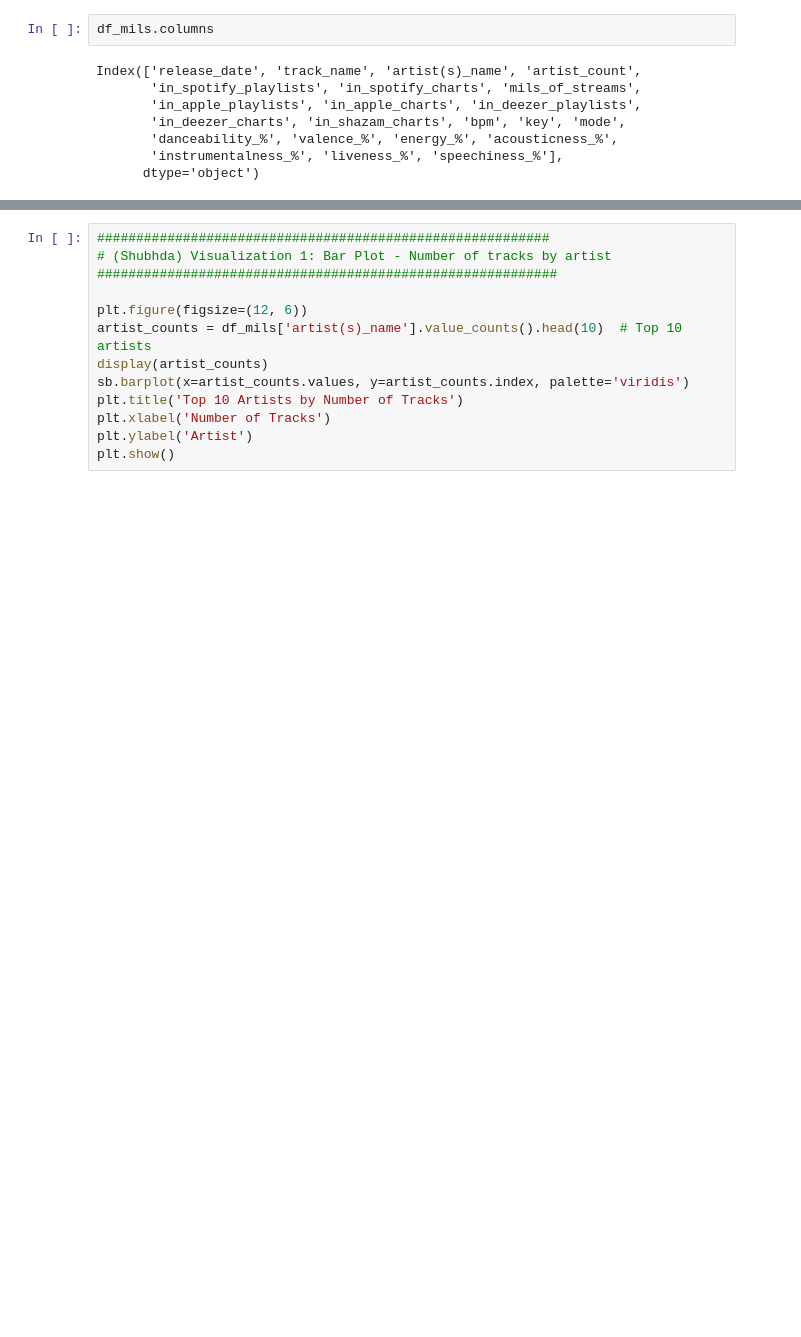
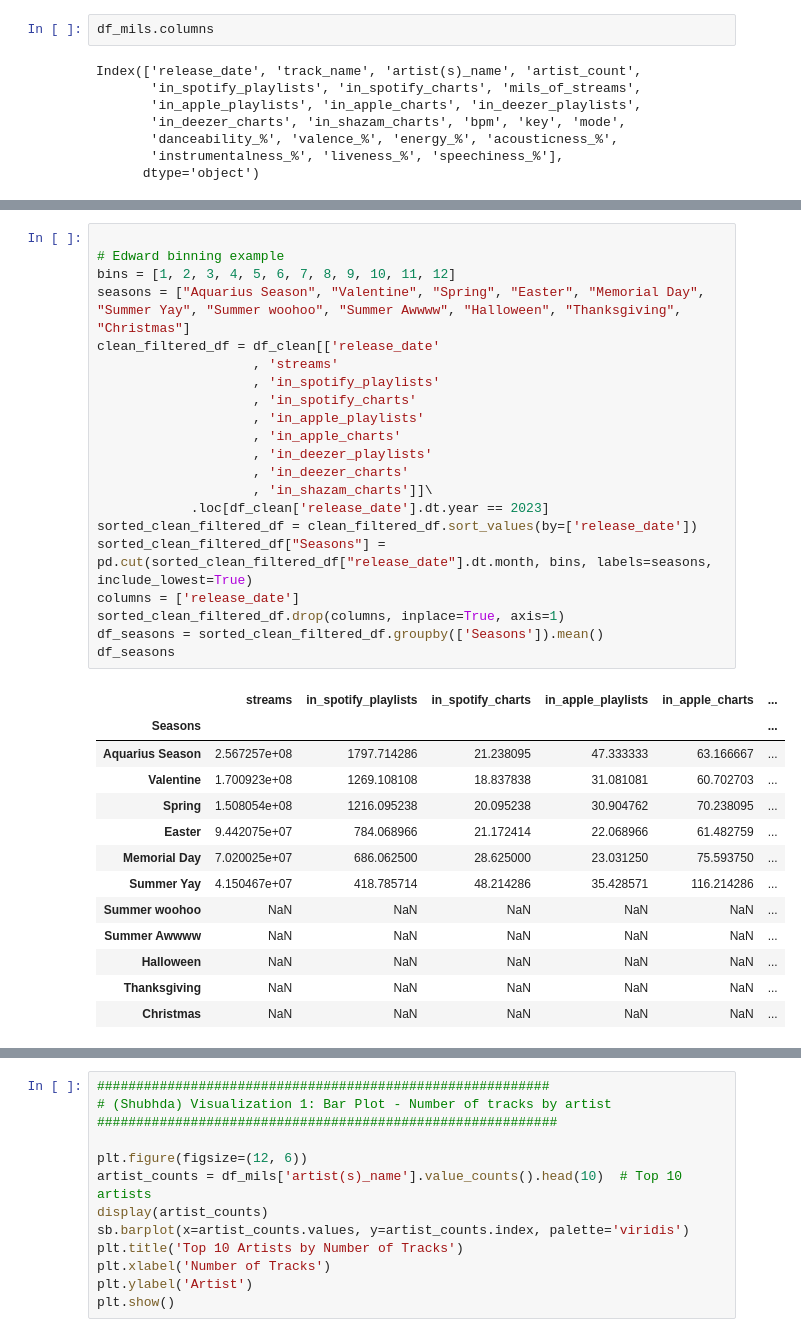
Before and after one commit to willablackmon/spotify_playlist_analysis, a Jupyter notebook: spotify_2023_data.ipynb, the cells around one changed output, grey strips where cells are left out. Drawn from its saved outputs; the diff is of its cells as text; blank space fills up the shorter version.

```diff
--- a/spotify_2023_data.ipynb
+++ b/spotify_2023_data.ipynb
@@ -505,0 +428,35 @@ Name: count, dtype: Int64
+# %%
+
+# Edward binning example
+bins = [1, 2, 3, 4, 5, 6, 7, 8, 9, 10, 11, 12]
+seasons = ["Aquarius Season", "Valentine", "Spring", "Easter", "Memorial Day", "Summer Yay", "Summer woohoo", "Summer Awwww", "Halloween", "Thanksgiving", "Christmas"]
+clean_filtered_df = df_clean[['release_date'
+                    , 'streams'
+                    , 'in_spotify_playlists'
+                    , 'in_spotify_charts'
+                    , 'in_apple_playlists'
+                    , 'in_apple_charts'
+                    , 'in_deezer_playlists'
+                    , 'in_deezer_charts'
+                    , 'in_shazam_charts']]\
+            .loc[df_clean['release_date'].dt.year == 2023]
+sorted_clean_filtered_df = clean_filtered_df.sort_values(by=['release_date'])
+sorted_clean_filtered_df["Seasons"] = pd.cut(sorted_clean_filtered_df["release_date"].dt.month, bins, labels=seasons, include_lowest=True)
+columns = ['release_date']
+sorted_clean_filtered_df.drop(columns, inplace=True, axis=1)
+df_seasons = sorted_clean_filtered_df.groupby(['Seasons']).mean()
+df_seasons
+# %% [output]
+|  | streams | in_spotify_playlists | in_spotify_charts | in_apple_playlists | in_apple_charts | ... |
+| Seasons |  |  |  |  |  | ... |
+| Aquarius Season | 2.567257e+08 | 1797.714286 | 21.238095 | 47.333333 | 63.166667 | ... |
+| Valentine | 1.700923e+08 | 1269.108108 | 18.837838 | 31.081081 | 60.702703 | ... |
+| Spring | 1.508054e+08 | 1216.095238 | 20.095238 | 30.904762 | 70.238095 | ... |
+| Easter | 9.442075e+07 | 784.068966 | 21.172414 | 22.068966 | 61.482759 | ... |
+| Memorial Day | 7.020025e+07 | 686.062500 | 28.625000 | 23.031250 | 75.593750 | ... |
+| Summer Yay | 4.150467e+07 | 418.785714 | 48.214286 | 35.428571 | 116.214286 | ... |
+| Summer woohoo | NaN | NaN | NaN | NaN | NaN | ... |
+| Summer Awwww | NaN | NaN | NaN | NaN | NaN | ... |
+| Halloween | NaN | NaN | NaN | NaN | NaN | ... |
+| Thanksgiving | NaN | NaN | NaN | NaN | NaN | ... |
+| Christmas | NaN | NaN | NaN | NaN | NaN | ... |
```
Also changed, not shown: parts of 10 cells of this notebook, 1 other file.
